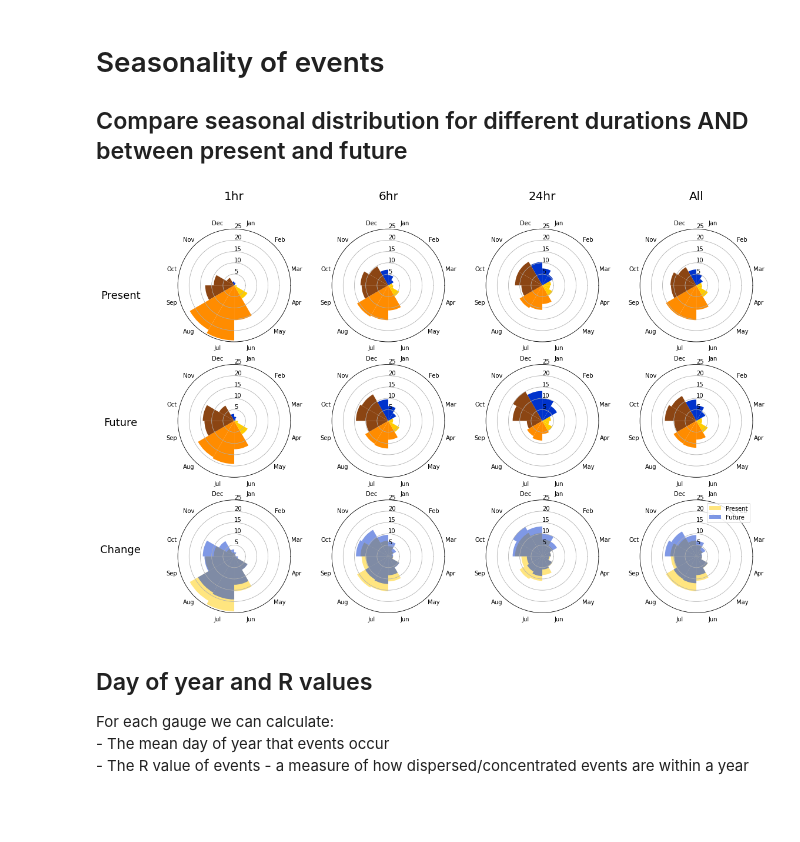
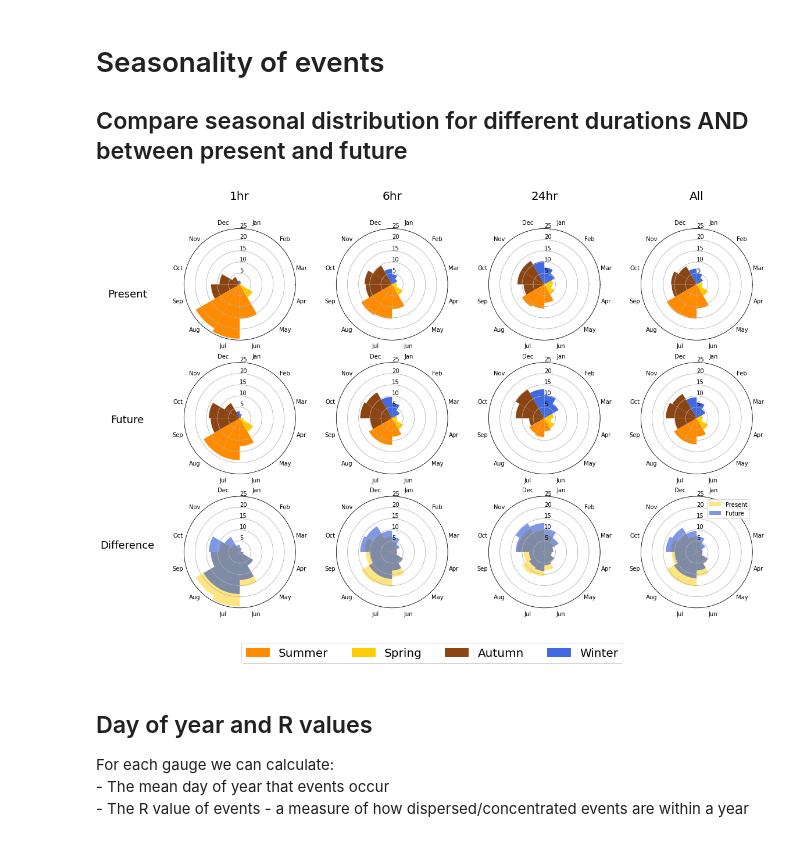
Before and after one commit to masher92/UKCP18, a Jupyter notebook: FindIndependentRainfallEvents/AnalyseProfiles/AMAX_Events/MasterPlotting.ipynb, the cells around one changed output. Cells and saved outputs as stored; diff of their text form; code cells hidden in the pictures; blank space fills up the shorter version.

```diff
--- a/FindIndependentRainfallEvents/AnalyseProfiles/AMAX_Events/MasterPlotting.ipynb
+++ b/FindIndependentRainfallEvents/AnalyseProfiles/AMAX_Events/MasterPlotting.ipynb
@@ -167,12 +37,12 @@ tbo_vals['gauge_num'] = tbo_vals.index
 # %% [markdown]
 #### All events data
 # %%
-df_long=pd.read_csv(home_dir + f"ProcessedData/AMAX_Events/UKCP18_30mins/all_events_characteristics.csv")
+df_long = pd.read_csv(home_dir + f"ProcessedData/AMAX_Events/UKCP18_30mins/all_events_characteristics.csv")
 df_long['dur_for_which_this_is_amax'] = df_long['dur_for_which_this_is_amax'].apply(json.loads)
 
-present=df_long[df_long['Climate']=='Present']
-future=df_long[df_long['Climate']=='Future']
-nimrod = pd.read_csv(home_dir + f"ProcessedData/AMAX_Events/NIMROD_30mins/all_events_characteristics.csv")
+present=df_long[df_long['Climate']=='Present'].copy()
+future=df_long[df_long['Climate']=='Future'].copy()
+# nimrod = pd.read_csv(home_dir + f"ProcessedData/AMAX_Events/NIMROD_30mins/all_events_characteristics.csv")
 # %% [markdown]
 #### Change data
 # %%
@@ -210,35 +80,44 @@ fig, axes = plt.subplots(3, 4, figsize=(18, 12), subplot_kw={'polar': True})
 # # Loop through durations, axes, and titles
 for ax_num, (duration, title) in enumerate(zip(durations, titles)):
     this_duration = present[present['dur_for_which_this_is_amax'].apply(
         lambda x: isinstance(x, list) and str(duration) in x or x == str(duration))]
     plot_polar_months_plot(this_duration, axes[0, ax_num], True, title, 25, name_variable_to_plot='Percentage')
 plot_polar_months_plot(present, axes[0, 3], True, "All",25, name_variable_to_plot = 'Percentage')
 fig.text(0.06, 0.75, 'Present', va='center', ha='center', fontsize=18, rotation='horizontal');
 
 ##########################################################
 ## Future
 ##########################################################
 for ax_num, (duration, title) in enumerate(zip(durations, titles)):
     this_duration = future[future['dur_for_which_this_is_amax'].apply(
         lambda x: isinstance(x, list) and str(duration) in x or x == str(duration))]
     plot_polar_months_plot(this_duration, axes[1,ax_num], False, title, 25, name_variable_to_plot='Percentage')
 plot_polar_months_plot(future, axes[1,3], False, "Present (all)",25, name_variable_to_plot = 'Percentage')
 fig.text(0.06, 0.50, 'Future', va='center', ha='center', fontsize=18, rotation='horizontal');
 
 
 # ##########################################################
 # ## Present and future overlaid
 # ##########################################################
 for ax_num, (duration, title) in enumerate(zip(durations, titles)):
     this_duration_pres = present[present['dur_for_which_this_is_amax'].apply(
         lambda x: isinstance(x, list) and str(duration) in x or x == str(duration))]
     this_duration_future = future[future['dur_for_which_this_is_amax'].apply(
         lambda x: isinstance(x, list) and str(duration) in x or x == str(duration))]
     plot_polar_months_plot_overlay(this_duration_pres, this_duration_future, axes[2, ax_num], False, 'All', False, 25)
 plot_polar_months_plot_overlay(present, future, axes[2, 3], False, 'All', True, 25)
-fig.text(0.06, 0.25, 'Change', va='center', ha='center', fontsize=18, rotation='horizontal');
+fig.text(0.06, 0.25, 'Difference', va='center', ha='center', fontsize=18, rotation='horizontal');
+
+import matplotlib.patches as mpatches
+winter_patch = mpatches.Patch(color='royalblue', label='Winter')
+autumn_patch = mpatches.Patch(color='#8b4513', label='Autumn')
+spring_patch = mpatches.Patch(color='#ffcc00', label='Spring')
+summer_patch = mpatches.Patch(color='#ff8c00', label='Summer')
+
+fig.legend(handles=[summer_patch, spring_patch, autumn_patch, winter_patch], loc = 'lower center',
+           fontsize=20, ncol=4);
 # %% [output]
-[figure, old version]
+[figure, new version]
 # %% [markdown]
 ## Day of year and R values
 For each gauge we can calculate:
```
Also changed, not shown: parts of 62 cells of this notebook, 10 other files.
